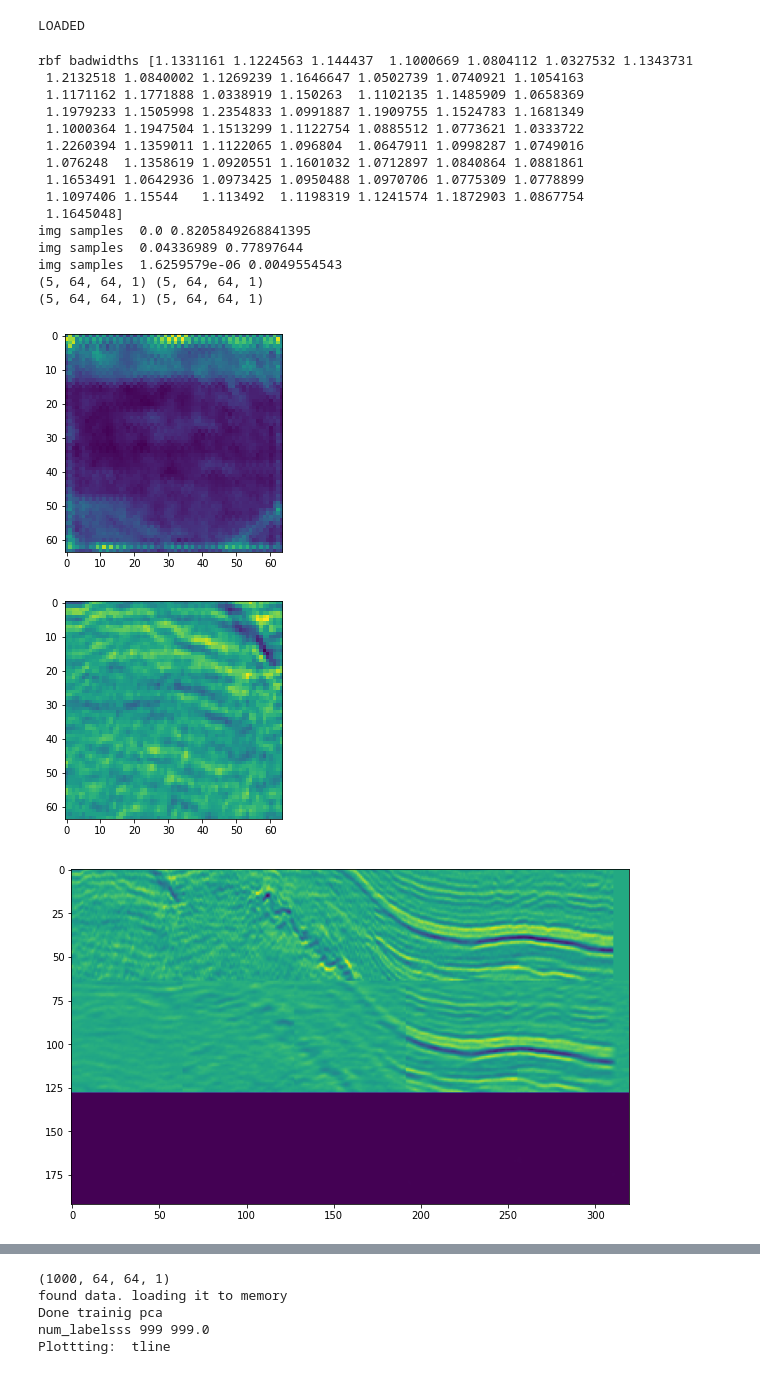
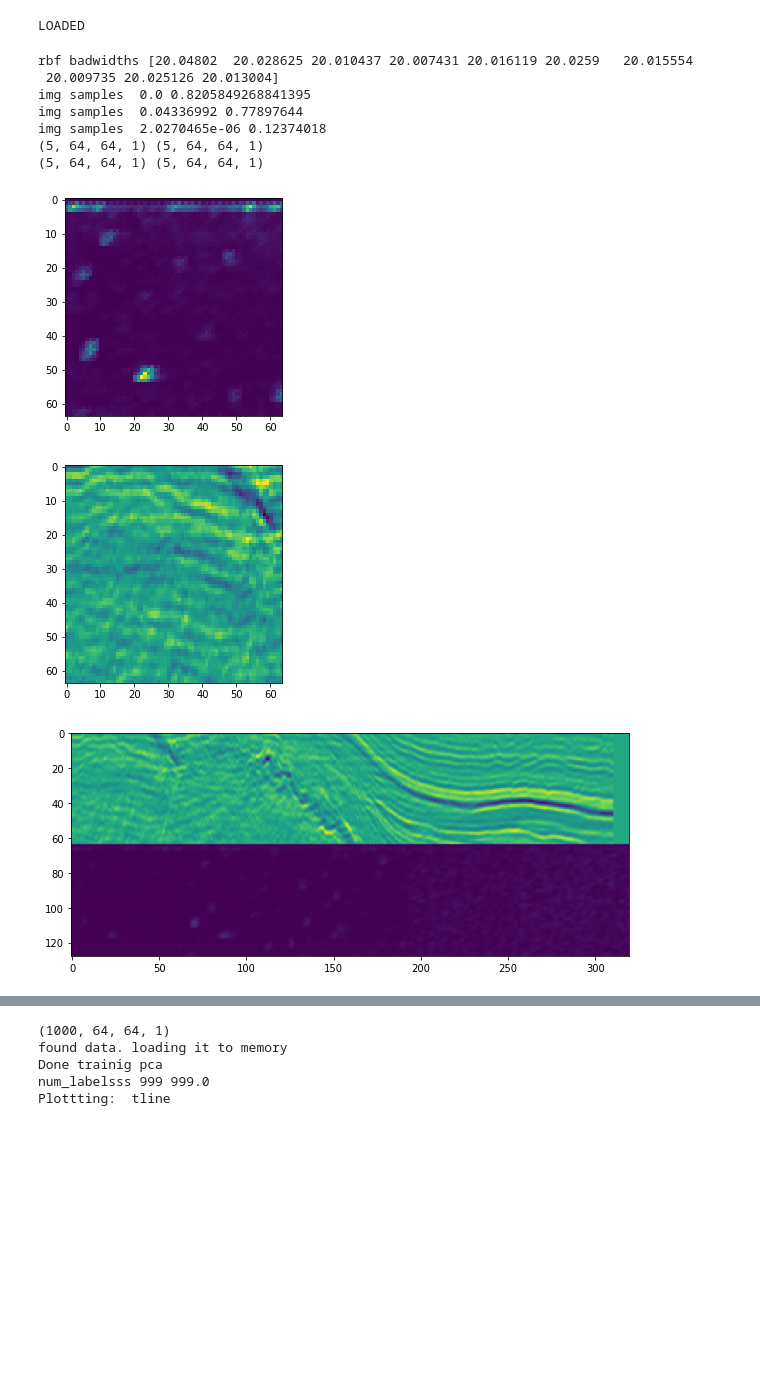
Before and after one commit to andykamp/quantify_seismic_similarity, a Jupyter notebook: notebooks/visualizing-seismic-using-a-variational-autoencoder.ipynb, the cells around one changed output, grey strips where cells are left out. Saved outputs shown, nothing was run; the diff lists cells and outputs as text; code cells hidden in the pictures; blank space fills up the shorter version.

```diff
--- a/notebooks/visualizing-seismic-using-a-variational-autoencoder.ipynb
+++ b/notebooks/visualizing-seismic-using-a-variational-autoencoder.ipynb
@@ -882,10 +908,10 @@ MAXMIN 0.058895696 1.1148437
 ######### CREATE RBF VARIANCE NETWORK ####################
 rbf_decoder_input = layers.Input(K.int_shape(z)[1:]) # input
 
-rbflayer = RBFLayer(64,
+rbflayer = RBFLayer(350,
                     name="rbf",
                     initializer=InitCentersKMeans(X),#InitCentersRandom(X),
-                    betas=1, # determine the sharpness of the gausian https://towardsdatascience.com/most-effective-way-to-implement-radial-basis-function-neural-network-for-classification-problem-33c467803319
+                    betas=20, # determine the sharpness of the gausian https://towardsdatascience.com/most-effective-way-to-implement-radial-basis-function-neural-network-for-classification-problem-33c467803319
                     input_shape=(latent_dim,))
 #model.add(rbflayer)
 #model.add(Dense(2, activation='sigmoid', name='foo'))
@@ -968,8 +994,30 @@ for l in rbf_decoder.layers:
     print(l.name, l.trainable)
 # set encoder to non-trainable
 rbf_decoder.get_layer("mean_network").trainable = False
-rbf_decoded_mean, rbf_decoded_var = rbf_decoder(encoder(input_img)[2])
+rbf_decoded_mean, rbf_decoded_var = rbf_decoder(encoder(input_img)[2]) ##### COMMMENT FOR SAMPLING #####
 
+
+##### UNCOMMMENT FOR SAMPLING #####
+# sample vector from the latent distribution
+#print("(K.shape(z_mu)[0], 1)", (K.shape(z_mu)[0], 1))
+#def sampling(args):
+#    z_mu, z_log_sigma = args
+#    epsilon = K.random_normal(shape=(K.shape(z_mu)),
+#                              mean=0., stddev=1.)
+#    return z_mu + K.exp(z_log_sigma) * epsilon
+
+#x_sampled = layers.Lambda(sampling)([rbf_output_mean, rbf_output_var])
+# create sampled model
+#y_sampled = Model(inputs=rbf_decoder.inputs, outputs=[rbf_output_mean, rbf_output_var, x_sampled], name='y_sampled')
+#print("RBF ENCODER")
+#for l in y_sampled.layers:
+#    l.trainable = True
+#    print(l.name, l.trainable)
+# set encoder to non-trainable
+#y_sampled.get_layer("mean_network").trainable = False
+#y_sampled.summary()
+#_,rbf_output_var,sampled_ouput = y_sampled(encoder(input_img)[2])
+#################################
 
 
 ######### RE-STATE LOSS SO WE ONLY TRAIN RBF ####################
@@ -988,8 +1036,9 @@ def kl_loss(x, rbf_decoded_mean):
 
 def logx_loss(x, rbf_decoded_mean):
     loss = (  0.5 * math.log(2 * math.pi)
-            + 0.5 * K.log(rbf_decoded_var +  var_epsilon)
-            + 0.5 * K.square(x - rbf_decoded_mean) / (rbf_decoded_var +  var_epsilon))
+            + 0.5 * K.log(rbf_decoded_var +  var_epsilon)  ##### change to rbf_output_var FOR SAMPLING #####
+            + 0.5 * K.square(x - rbf_decoded_mean) / (rbf_decoded_var +  var_epsilon)) ##### change to rbf_output_var FOR SAMPLING #####
+
     loss = K.sum(loss, axis=-1)
     #x = K.flatten(x)
     #x_decoded_mean = K.flatten(x_decoded_mean)
@@ -1010,6 +1059,9 @@ def rbf_vae_loss_with_variance(x, rbf_decoded_mean):
 ######### CREATE NEW RBF VAE ####################
 
 vae = Model(input_img, rbf_decoded_mean)
+#vae = Model(inputs=input_img, outputs=sampled_ouput)##### UNCOMMMENT FOR SAMPLING #####
+
+
 # load the weights if it has not been loaded already....
 #filename =output_folder+"/model_64_64_8x8_1_000_tanh_variance_static.h5"
 #rbf_vae.load_weights(filename)
@@ -1021,7 +1073,7 @@ vae.summary()
 # fit data to update the variance network weights
 vae.fit(x=X_train, y=X_train,
         shuffle=True,
-        epochs=800,
+        epochs=100,
         batch_size=16,
         validation_data=(X_valid, X_valid))
 # %% [output]
@@ -1061,7 +1113,7 @@ print("LOADED")
 # %% [output]
 LOADED
 # %%
-print("rbf badwidths", rbf_decoder.layers[1].get_weights()[1])
+print("rbf badwidths", rbf_decoder.layers[1].get_weights()[1][:10])
 
 num_imgs = 5
 img_samples = data[700:700+num_imgs].reshape(-1, 64, 64, 1)
@@ -1069,45 +1121,37 @@ print("img samples ", np.min(img_samples), np.max(img_samples))
 #run vae through some of them
 reconstructions_vae = vae.predict(img_samples)
 _,reconstructions_enc_dec =rbf_decoder.predict(encoder.predict(img_samples)[0])
 print("img samples ", np.min(reconstructions_vae), np.max(reconstructions_vae))
 print("img samples ", np.min(reconstructions_enc_dec), np.max(reconstructions_enc_dec))
 
 print(reconstructions_vae.shape, reconstructions_enc_dec.shape)
 m, v= rbf_decoder.predict(encoder.predict(img_samples)[0])
 print(m.shape, v.shape)
 plt.imshow(v[0][:,:,0])
 plt.show()
 plt.imshow(img_samples[0][:,:,0])
 plt.show()
 
-rec_list = [img_samples, reconstructions_vae, reconstructions_enc_dec]
+rec_list = [img_samples, reconstructions_enc_dec]
 figure = np.zeros((patch_size * len(rec_list), patch_size * num_imgs))
 for i, rec_type in enumerate(rec_list):
     for j in range(num_imgs):
         x_decoded = rec_type[j]
         img = rec_type[j][:,:,0]
         figure[i * patch_size: (i + 1) * patch_size,
                j * patch_size: (j + 1) * patch_size] = img
 
 plt.figure(figsize=(10, 10))
 plt.imshow(figure)
 plt.show()
 # %% [output]
-rbf badwidths [1.1331161 1.1224563 1.144437  1.1000669 1.0804112 1.0327532 1.1343731
- 1.2132518 1.0840002 1.1269239 1.1646647 1.0502739 1.0740921 1.1054163
- 1.1171162 1.1771888 1.0338919 1.150263  1.1102135 1.1485909 1.0658369
- 1.1979233 1.1505998 1.2354833 1.0991887 1.1909755 1.1524783 1.1681349
- 1.1000364 1.1947504 1.1513299 1.1122754 1.0885512 1.0773621 1.0333722
- 1.2260394 1.1359011 1.1122065 1.096804  1.0647911 1.0998287 1.0749016
- 1.076248  1.1358619 1.0920551 1.1601032 1.0712897 1.0840864 1.0881861
- 1.1653491 1.0642936 1.0973425 1.0950488 1.0970706 1.0775309 1.0778899
- 1.1097406 1.15544   1.113492  1.1198319 1.1241574 1.1872903 1.0867754
- 1.1645048]
+rbf badwidths [20.04802  20.028625 20.010437 20.007431 20.016119 20.0259   20.015554
+ 20.009735 20.025126 20.013004]
 img samples  0.0 0.8205849268841395
-img samples  0.04336989 0.77897644
-img samples  1.6259579e-06 0.0049554543
+img samples  0.04336992 0.77897644
+img samples  2.0270465e-06 0.12374018
 (5, 64, 64, 1) (5, 64, 64, 1)
 (5, 64, 64, 1) (5, 64, 64, 1)
-[figure, old version]
+[figure, new version]
 [figure]
-[figure, old version]
+[figure, new version]
```
Also changed, not shown: parts of 28 cells of this notebook, 1 other file.
